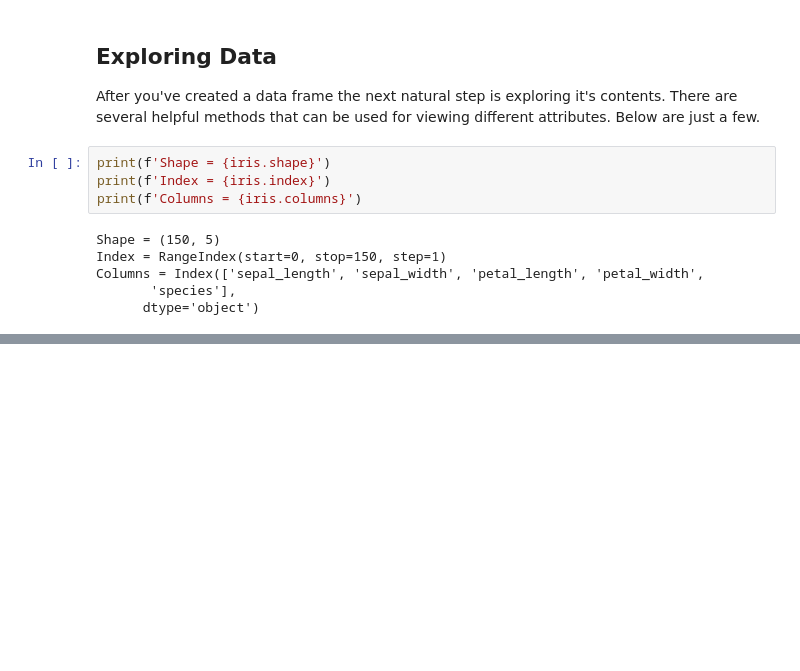
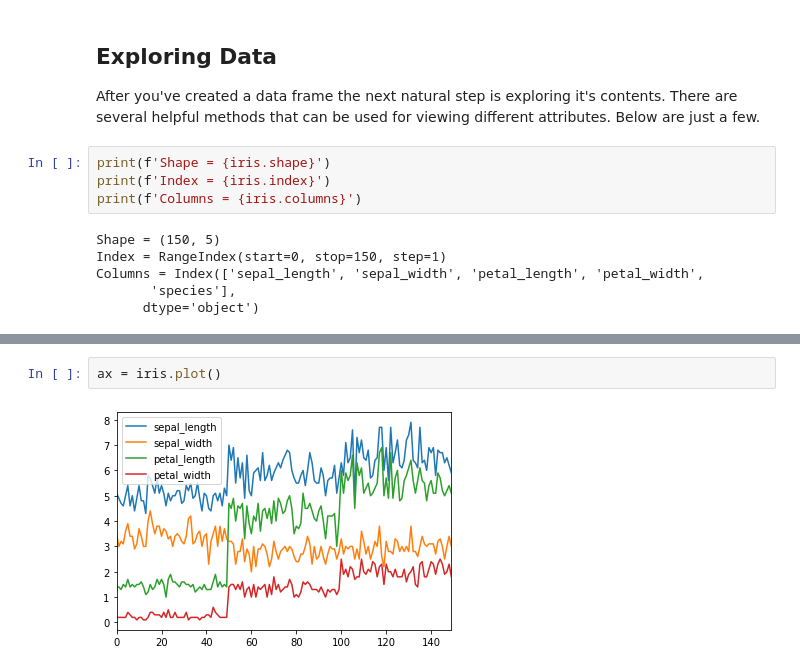
Before and after one commit to nbrown273/dsml-toolbox-python, a Jupyter notebook: modules/pandas/pandas.ipynb, the cells around one changed output, grey strips where cells are left out. Cells and saved outputs as stored; diff of their text form; blank space fills up the shorter version.

```diff
--- a/modules/pandas/pandas.ipynb
+++ b/modules/pandas/pandas.ipynb
@@ -50,0 +328,4 @@ Columns = Index(['sepal_length', 'sepal_width', 'petal_length', 'petal_width',
+# %%
+ax = iris.plot()
+# %% [output]
+[figure, added]
```
Also changed, not shown: parts of 38 cells of this notebook.
